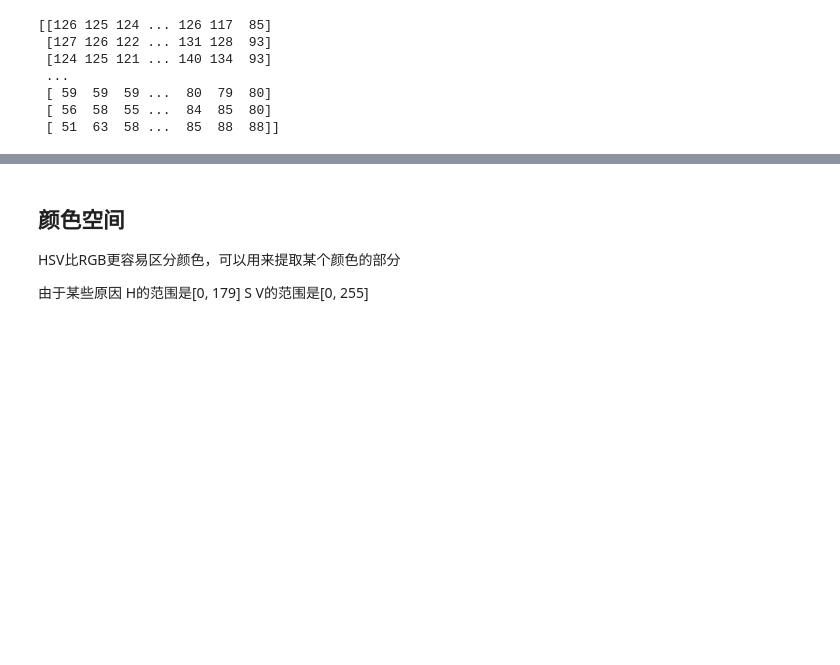
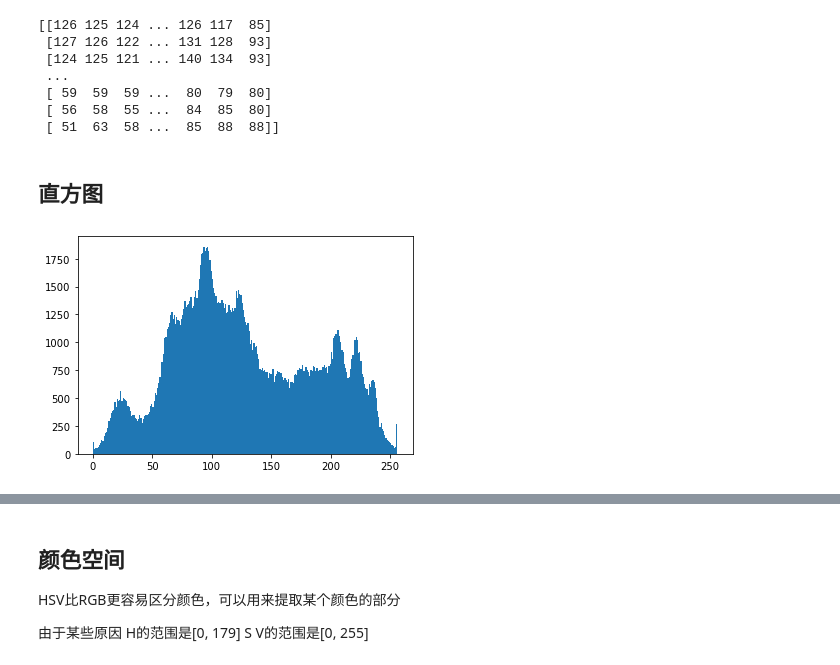
Before and after one commit to doubleZ0108/Computer-Vision-PKU, a Jupyter notebook: docs/opencv/opencv-study.ipynb, the cells around one changed output, grey strips where cells are left out. Cells and saved outputs as stored; diff of their text form; code cells hidden in the pictures; blank space fills up the shorter version.

Commit message:
:alembic:histogram

```diff
--- a/docs/opencv/opencv-study.ipynb
+++ b/docs/opencv/opencv-study.ipynb
@@ -118,3 +118,23 @@ print(b)
  [ 59  59  59 ...  80  79  80]
  [ 56  58  55 ...  84  85  80]
  [ 51  63  58 ...  85  88  88]]
+# %% [markdown]
+## 直方图
+# %%
+img = cv2.imread('../../resources/opencv/lena.jpg')
+gray = cv2.cvtColor(img, cv2.COLOR_RGB2GRAY)
+# %%
+# opencv
+# 方括号传入的图片，维度，计算区域(None整幅图)，划分区间数，像素值范围
+# hist = cv2.calcHist([img], [0], None, [256], [0, 256])
+
+# numpy
+hist, _ = np.histogram(img.ravel(), 256, [0, 256])
+hist = np.bincount(img.ravel(), minlength=256)      # 性能更好
+
+# matplotlib也可以直接绘制
+plt.hist(img.ravel(), 256, [0, 256])
+# plt.plot(hist)        # 上面几种方法结果不太完全一样..
+plt.show()
+# %% [output]
+[figure, added]
```
Also changed, not shown: parts of 2 cells of this notebook.
